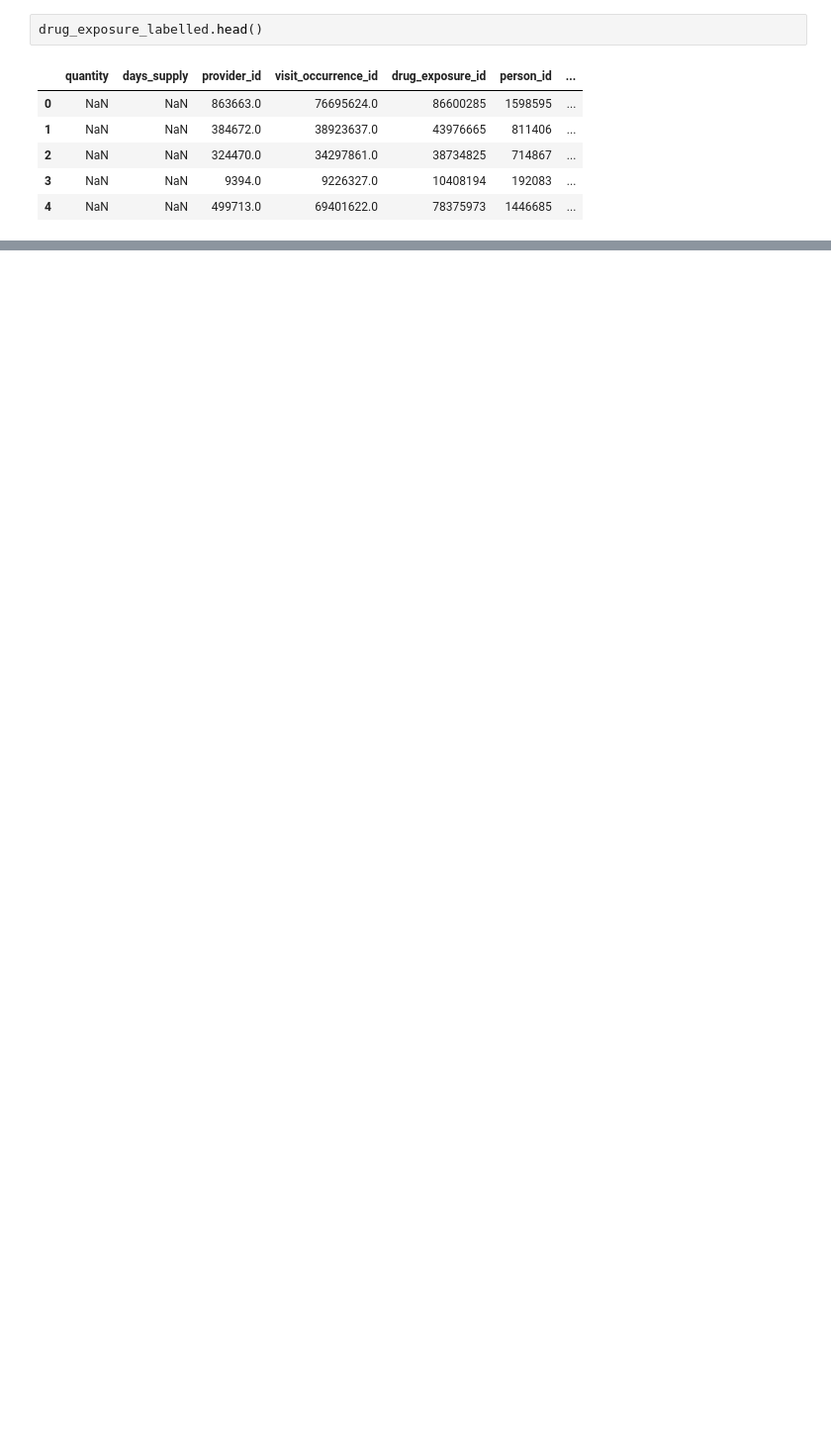
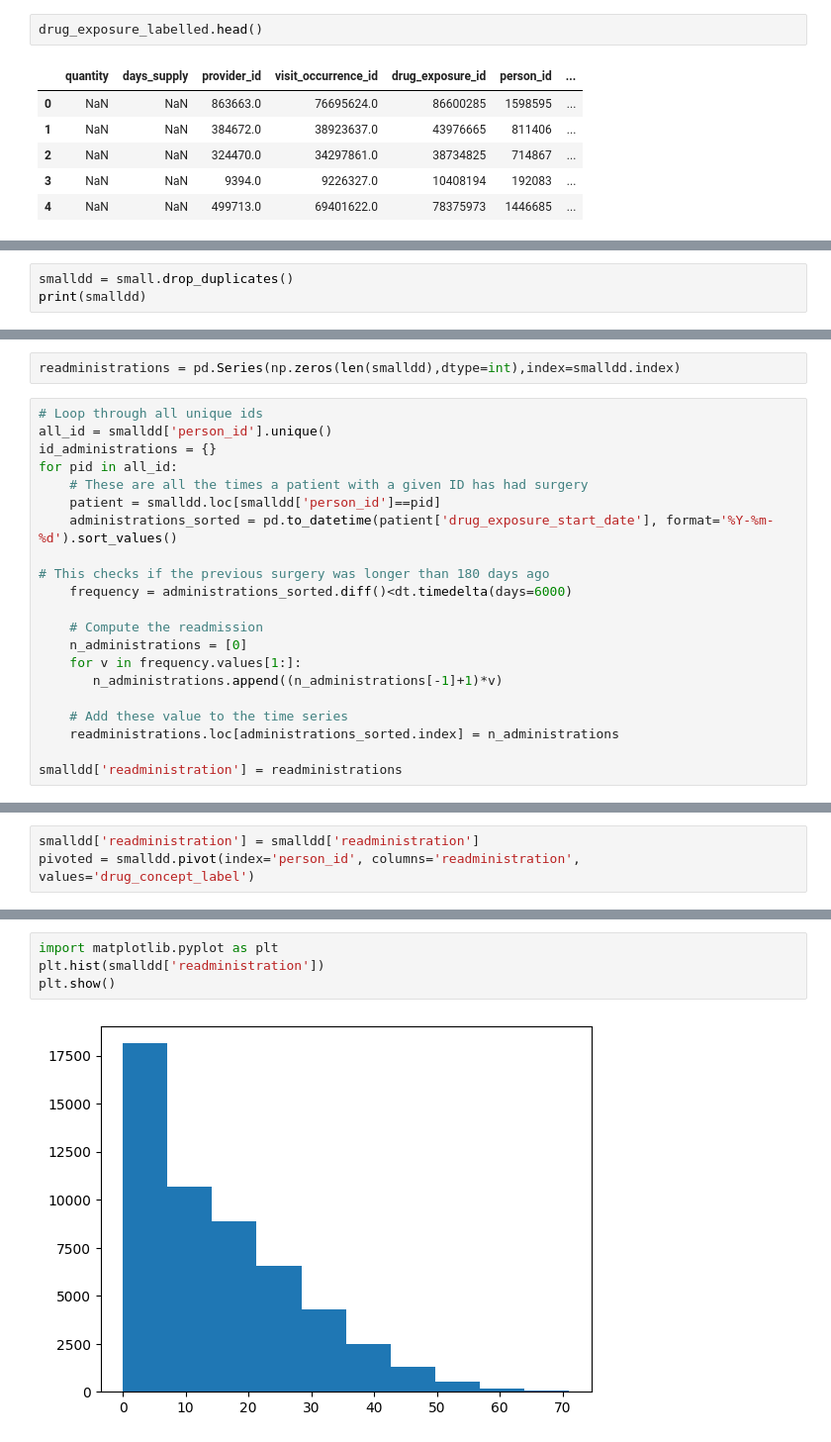
Before and after one commit to kees911/clinical-dashboard-ux-dissertation, a Jupyter notebook: synpuff/synpuff.ipynb, the cells around one changed output, grey strips where cells are left out. Shown at 99% size. Saved outputs shown, nothing was run; the diff lists cells and outputs as text; blank space fills up the shorter version.

```diff
--- a/synpuff/synpuff.ipynb
+++ b/synpuff/synpuff.ipynb
@@ -138,0 +256,3 @@ drug_exposure[drug_exposure.drug_concept_id==1338512]
+# %%
+smalldd = small.drop_duplicates()
+print(smalldd)
@@ -138,0 +281,23 @@ drug_exposure[drug_exposure.drug_concept_id==1338512]
+# %%
+readministrations = pd.Series(np.zeros(len(smalldd),dtype=int),index=smalldd.index)
+# %%
+# Loop through all unique ids
+all_id = smalldd['person_id'].unique()
+id_administrations = {}
+for pid in all_id:
+    # These are all the times a patient with a given ID has had surgery
+    patient = smalldd.loc[smalldd['person_id']==pid]
+    administrations_sorted = pd.to_datetime(patient['drug_exposure_start_date'], format='%Y-%m-%d').sort_values()
+
+# This checks if the previous surgery was longer than 180 days ago
+    frequency = administrations_sorted.diff()<dt.timedelta(days=6000)
+
+    # Compute the readmission
+    n_administrations = [0]
+    for v in frequency.values[1:]:
+       n_administrations.append((n_administrations[-1]+1)*v)
+
+    # Add these value to the time series
+    readministrations.loc[administrations_sorted.index] = n_administrations
+
+smalldd['readministration'] = readministrations
@@ -138,0 +314,3 @@ drug_exposure[drug_exposure.drug_concept_id==1338512]
+# %%
+smalldd['readministration'] = smalldd['readministration']
+pivoted = smalldd.pivot(index='person_id', columns='readministration', values='drug_concept_label')
@@ -138,0 +334,6 @@ drug_exposure[drug_exposure.drug_concept_id==1338512]
+# %%
+import matplotlib.pyplot as plt
+plt.hist(smalldd['readministration'])
+plt.show()
+# %% [output]
+[figure, added]
```
Also changed, not shown: parts of 18 cells of this notebook, 4 other files.
